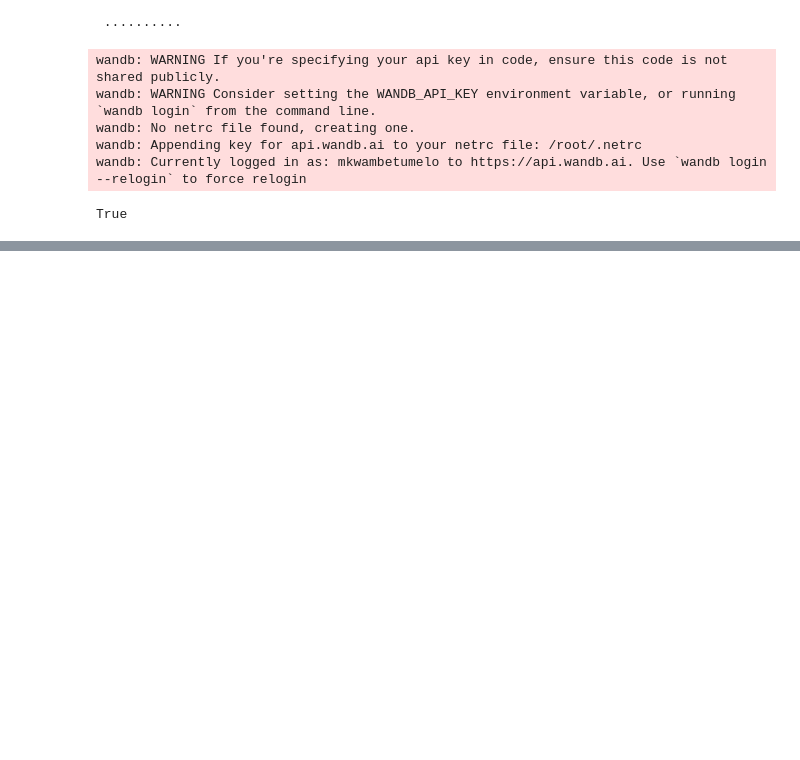
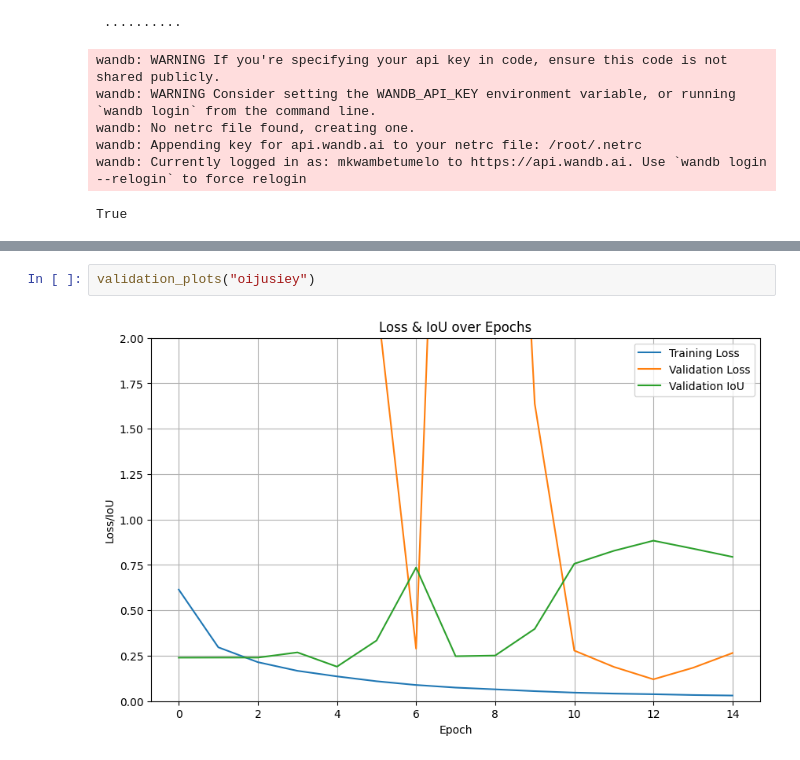
Before and after one commit to TumeloMkwambe/U-Net, a Jupyter notebook: main.ipynb, the cells around one changed output, grey strips where cells are left out. Saved outputs shown, nothing was run; the diff lists cells and outputs as text; blank space fills up the shorter version.

```diff
--- a/main.ipynb
+++ b/main.ipynb
@@ -153,0 +211,4 @@ Loss: 0.5309378355741501 | IoU: 0.7091754530425064 | Accuracy: 0.898839314778645
+# %%
+validation_plots("oijusiey")
+# %% [output]
+[figure, added]
```
Also changed, not shown: parts of 36 cells of this notebook, 3 other files.
